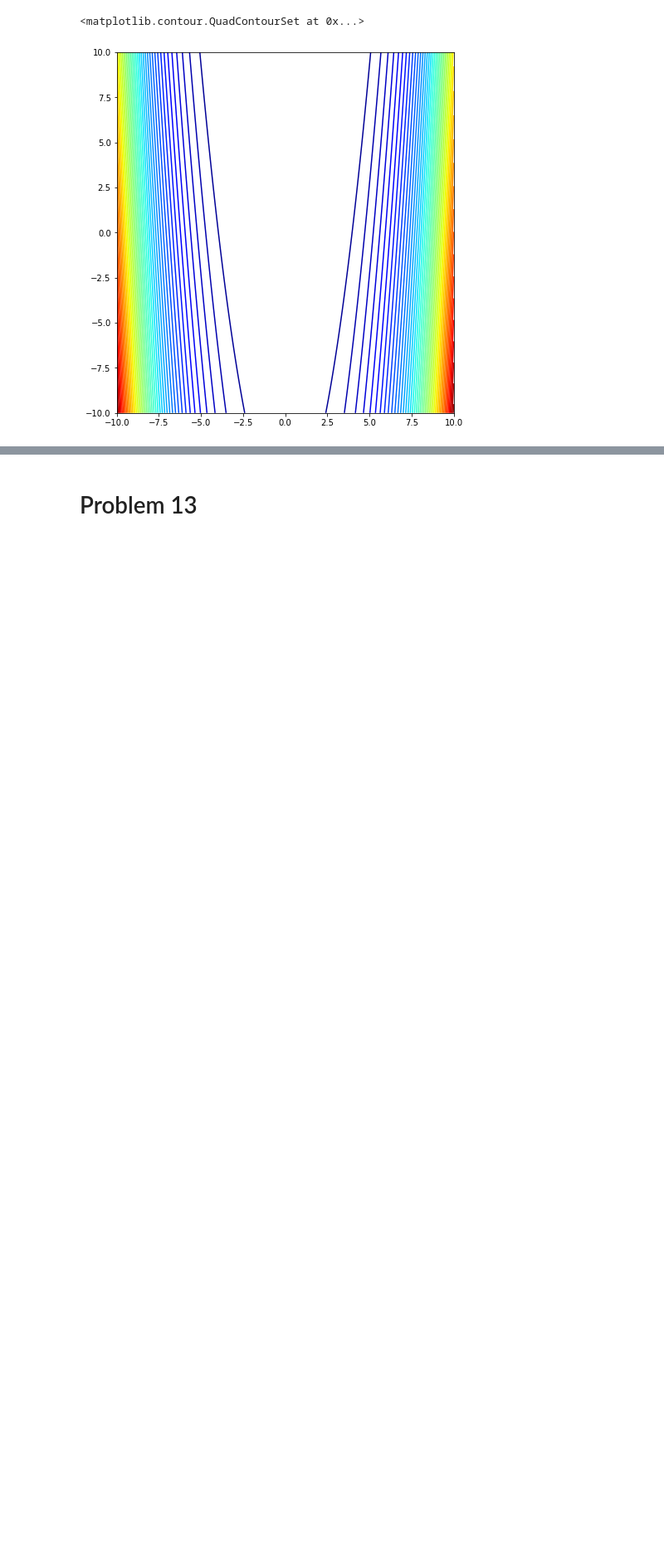
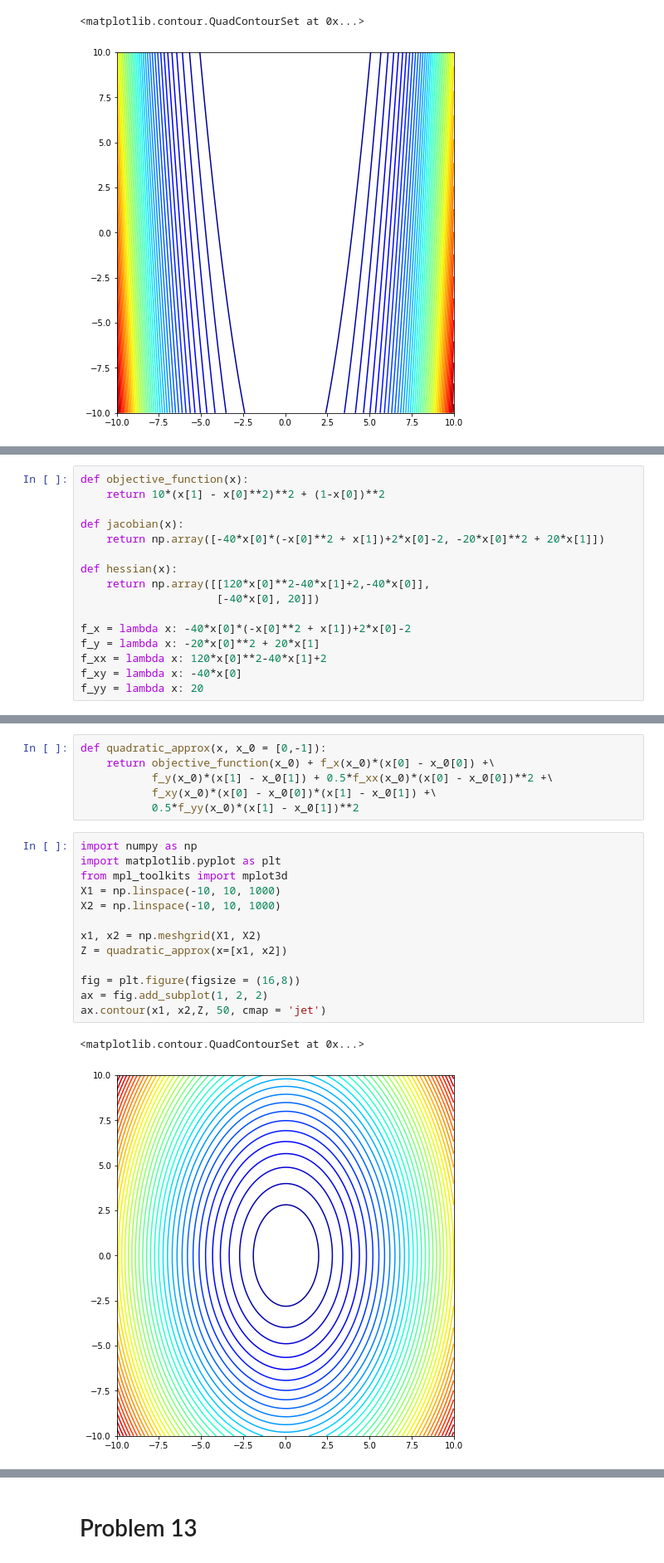
Before and after one commit to victorhuangkk/york_optimization_final, a Jupyter notebook: final_exam_coding.ipynb, the cells around one changed output, grey strips where cells are left out. Shown at 83% size. Cells and saved outputs as stored; diff of their text form; blank space fills up the shorter version.

```diff
--- a/final_exam_coding.ipynb
+++ b/final_exam_coding.ipynb
@@ -18,0 +31,16 @@ ax.contour(x1, x2,Z, 50, cmap = 'jet')
+# %%
+def objective_function(x):
+    return 10*(x[1] - x[0]**2)**2 + (1-x[0])**2
+
+def jacobian(x):
+    return np.array([-40*x[0]*(-x[0]**2 + x[1])+2*x[0]-2, -20*x[0]**2 + 20*x[1]])
+
+def hessian(x):
+    return np.array([[120*x[0]**2-40*x[1]+2,-40*x[0]],
+                     [-40*x[0], 20]])
+
+f_x = lambda x: -40*x[0]*(-x[0]**2 + x[1])+2*x[0]-2
+f_y = lambda x: -20*x[0]**2 + 20*x[1]
+f_xx = lambda x: 120*x[0]**2-40*x[1]+2
+f_xy = lambda x: -40*x[0]
+f_yy = lambda x: 20
@@ -18,0 +51,22 @@ ax.contour(x1, x2,Z, 50, cmap = 'jet')
+# %%
+def quadratic_approx(x, x_0 = [0,-1]):
+    return objective_function(x_0) + f_x(x_0)*(x[0] - x_0[0]) +\
+           f_y(x_0)*(x[1] - x_0[1]) + 0.5*f_xx(x_0)*(x[0] - x_0[0])**2 +\
+           f_xy(x_0)*(x[0] - x_0[0])*(x[1] - x_0[1]) +\
+           0.5*f_yy(x_0)*(x[1] - x_0[1])**2
+# %%
+import numpy as np
+import matplotlib.pyplot as plt
+from mpl_toolkits import mplot3d
+X1 = np.linspace(-10, 10, 1000)
+X2 = np.linspace(-10, 10, 1000)
+
+x1, x2 = np.meshgrid(X1, X2)
+Z = quadratic_approx(x=[x1, x2])
+
+fig = plt.figure(figsize = (16,8))
+ax = fig.add_subplot(1, 2, 2)
+ax.contour(x1, x2,Z, 50, cmap = 'jet')
+# %% [output]
+<matplotlib.contour.QuadContourSet at 0x...>
+[figure, added]
```
Also changed, not shown: parts of 17 cells of this notebook, 4 other files.
